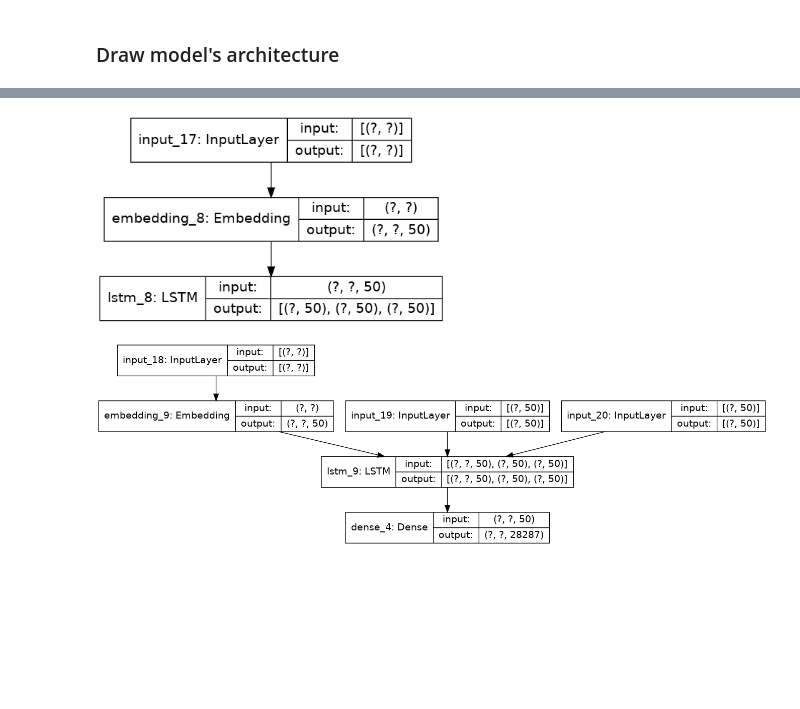
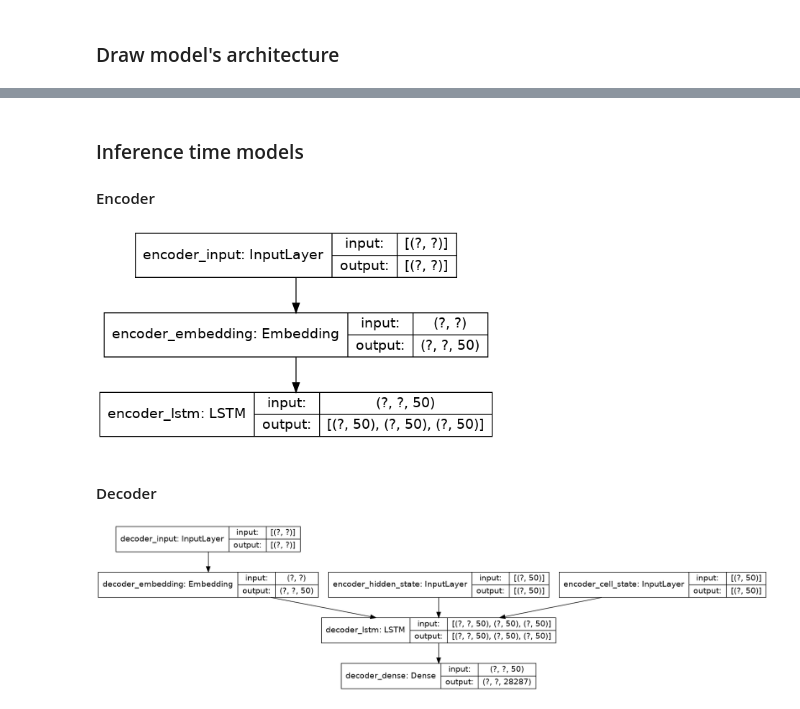
Before and after one commit to mrtj/lstm-translator, a Jupyter notebook: translator.ipynb, the cells around one changed output, grey strips where cells are left out. Saved outputs shown, nothing was run; the diff lists cells and outputs as text; code cells hidden in the pictures; blank space fills up the shorter version.

```diff
--- a/translator.ipynb
+++ b/translator.ipynb
@@ -303,12 +312,17 @@ from tensorflow.keras.utils import plot_model
+# %% [markdown]
+### Inference time models
+#### Encoder
 # %%
-image = plot_model(predictor.encoder_model, show_shapes=True)
-image.width = 350
+image = plot_model(predictor.encoder_model, show_shapes=True, to_file='./doc/inference_encoder.png')
+image.width = 400
 image
 # %% [output]
-[figure, old version]
+[figure, new version]
+# %% [markdown]
+#### Decoder
 # %%
-image = plot_model(predictor.decoder_model, show_shapes=True)
+image = plot_model(predictor.decoder_model, show_shapes=True, to_file='./doc/inference_decoder.png')
 image.width = 1000
 image
 # %% [output]
-[figure, old version]
+[figure, new version]
```
Also changed, not shown: parts of 2 cells of this notebook, 4 other files.
